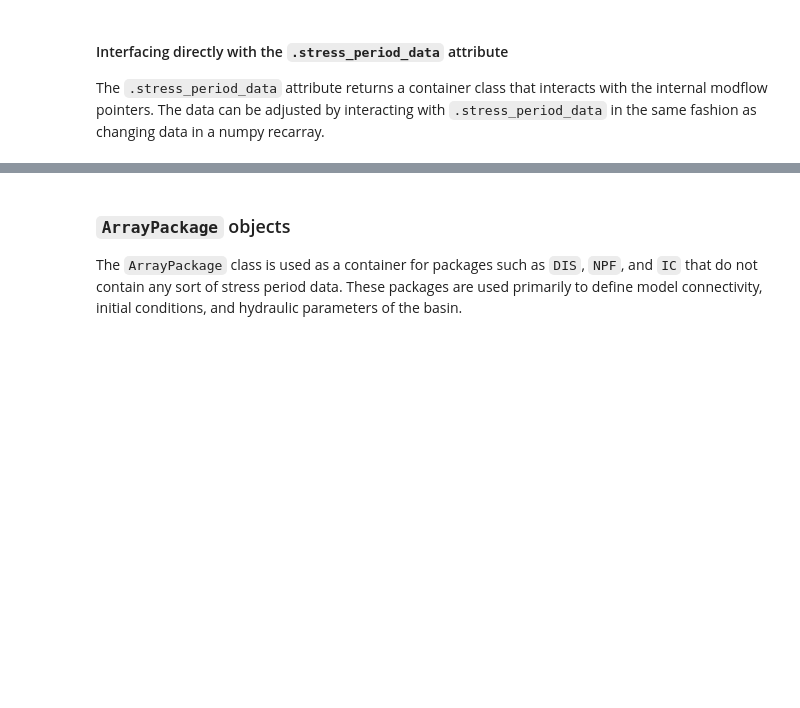
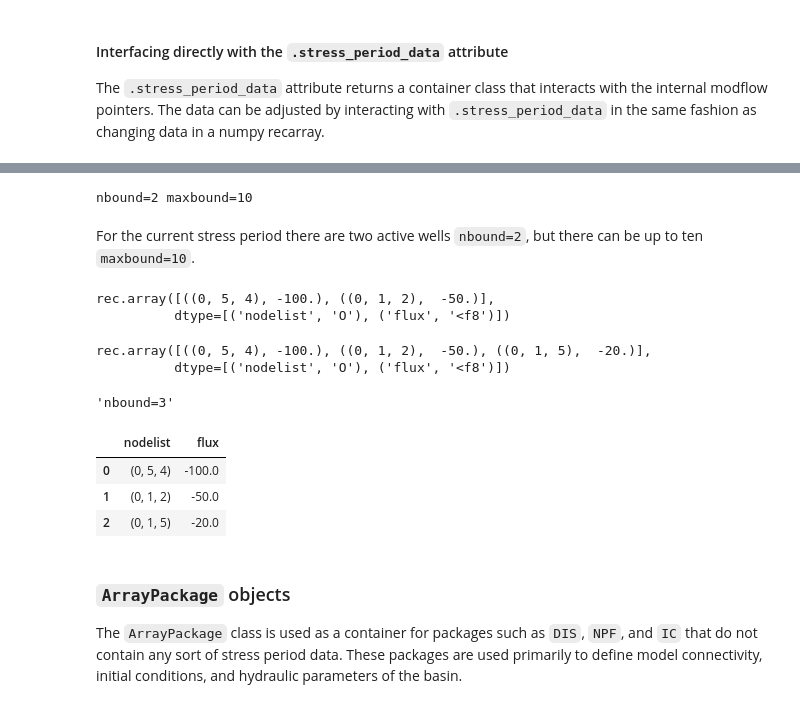
Before and after one commit to MODFLOW-USGS/modflowapi, a Jupyter notebook: examples/notebooks/MODFLOW-API extensions objects.ipynb, the cells around one changed output, grey strips where cells are left out. Cells and saved outputs as stored; diff of their text form; code cells hidden in the pictures; blank space fills up the shorter version.

```diff
--- a/examples/notebooks/MODFLOW-API extensions objects.ipynb
+++ b/examples/notebooks/MODFLOW-API extensions objects.ipynb
@@ -260,3 +291,38 @@ df.head()
+# %%
+wel = model.wel
+maxbound = wel.maxbound
+nbound = wel.nbound
+print(f"{nbound=}", f"{maxbound=}")
+# %% [output]
+nbound=2 maxbound=10
+# %% [markdown]
+For the current stress period there are two active wells `nbound=2`, but there can be up to ten `maxbound=10`.
+# %%
+recarray = wel.stress_period_data.values
+recarray
+# %% [output]
+rec.array([((0, 5, 4), -100.), ((0, 1, 2),  -50.)],
+          dtype=[('nodelist', 'O'), ('flux', '<f8')])
+# %%
+recarray.resize((nbound + 1,), refcheck=False)
+recarray[-1] = ((0, 1, 5), -20.)
+recarray
+# %% [output]
+rec.array([((0, 5, 4), -100.), ((0, 1, 2),  -50.), ((0, 1, 5),  -20.)],
+          dtype=[('nodelist', 'O'), ('flux', '<f8')])
+# %%
+wel.stress_period_data.values = recarray
+nbound = wel.nbound
+f"{nbound=}"
+# %% [output]
+'nbound=3'
+# %%
+wel.stress_period_data.dataframe
+# %% [output]
+|  | nodelist | flux |
+| 0 | (0, 5, 4) | -100.0 |
+| 1 | (0, 1, 2) | -50.0 |
+| 2 | (0, 1, 5) | -20.0 |
 # %% [markdown]
 ### `ArrayPackage` objects
 
```
Also changed, not shown: parts of 12 cells of this notebook, 1 other file.
